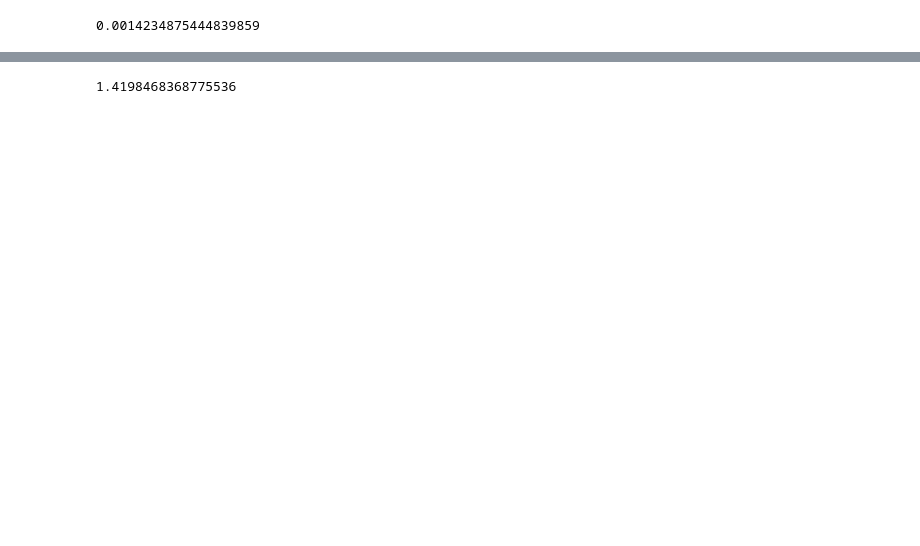
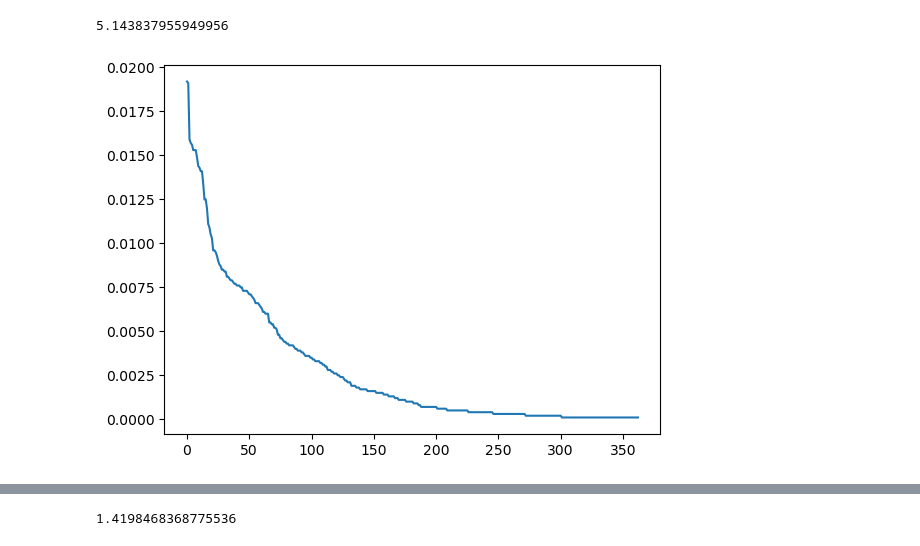
Before and after one commit to coryglover/NetDesign, a Jupyter notebook: notebooks/network_model_design.ipynb, the cells around one changed output, grey strips where cells are left out. Saved outputs shown, nothing was run; the diff lists cells and outputs as text; code cells hidden in the pictures; blank space fills up the shorter version.

```diff
--- a/notebooks/network_model_design.ipynb
+++ b/notebooks/network_model_design.ipynb
@@ -66,4 +61,6 @@ for i, g in enumerate(samples):
-# %%
-p[prot_idx]
-# %% [output]
-0.0014234875444839859
+# %%
+plt.plot(p[idx])
+print(at.entropy(p))
+# %% [output]
+5.143837955949956
+[figure, added]
```
Also changed, not shown: parts of 17 cells of this notebook, 3 other files.
